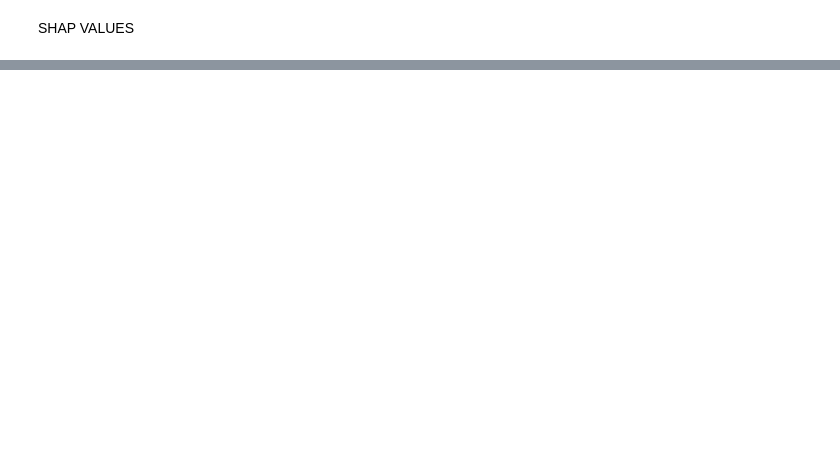
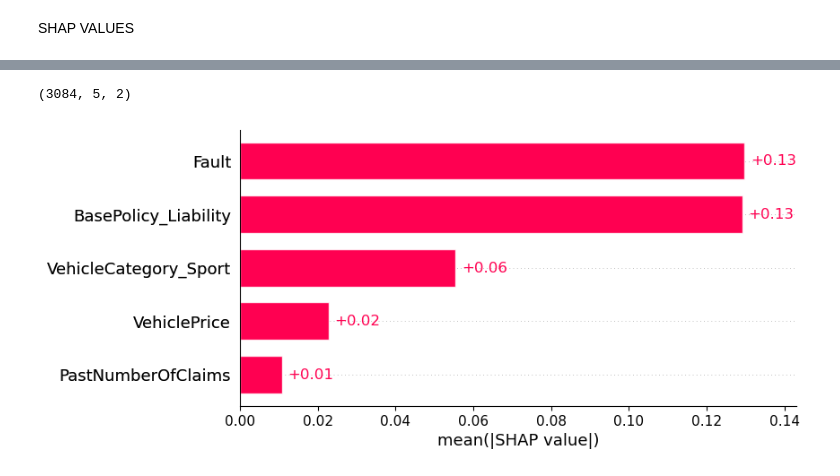
Before and after one commit to yoanl13/End-to-end-final-project-DSML, a Jupyter notebook: 1_DataScience_FinalProject_FraudDetection.ipynb, the cells around one changed output, grey strips where cells are left out. Cells and saved outputs as stored; diff of their text form; code cells hidden in the pictures; blank space fills up the shorter version.

```diff
--- a/1_DataScience_FinalProject_FraudDetection.ipynb
+++ b/1_DataScience_FinalProject_FraudDetection.ipynb
@@ -2023,0 +2134,14 @@ SHAP VALUES
+# %%
+explainer = shap.TreeExplainer(best_rf)
+
+shap_values = explainer(X_test_top5)
+# %%
+print(shap_values.values.shape)
+# %% [output]
+(3084, 5, 2)
+# %%
+shap_fraud = shap_values[:, :, 1]
+# %%
+shap.plots.bar(shap_fraud, max_display=10)
+# %% [output]
+[figure, added]
```
Also changed, not shown: parts of 23 cells of this notebook.
